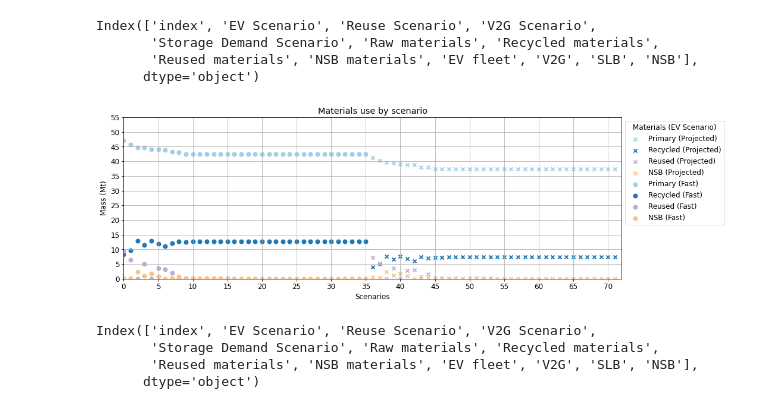
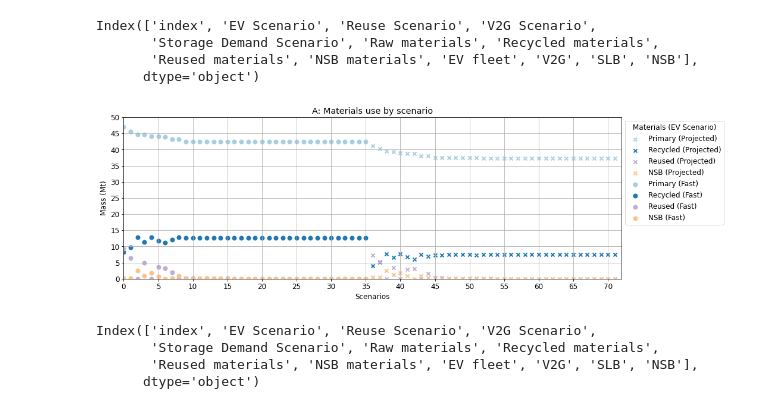
Before and after one commit to fernaag/V2G_in_EU, a Jupyter notebook: results/Manuscript/comparison_plots.ipynb, the cells around one changed output. Drawn from its saved outputs; the diff is of its cells as text; code cells hidden in the pictures.

Commit message:
Update Comparison plots

```diff
--- a/results/Manuscript/comparison_plots.ipynb
+++ b/results/Manuscript/comparison_plots.ipynb
@@ -93,36 +75,36 @@ for ev_scenario in ['Slow EV', 'Fast EV']:
             # pcolor = 'tab:grey'
             pcolor = np.array([cmap_mat(0)])
             # plabel = 'Raw'
             plabel = 'Primary'
         if col == 'Recycled materials':
             # pcolor = 'tab:green'
             pcolor = np.array([cmap_mat(1)])
             plabel = 'Recycled'
         if col == 'Reused materials':
             # pcolor = 'tab:blue'
             pcolor = np.array([cmap_ener(1)])
             plabel = 'Reused'
         if col == 'NSB materials':
             # pcolor = 'tab:orange'
             pcolor = np.array([cmap_ener(2)])
             plabel = 'NSB'
         # plot
         plt.scatter(df_ascend_rawm.loc[df_ascend_rawm['EV Scenario'] == ev_scenario, col].index,\
                     df_ascend_rawm.loc[df_ascend_rawm['EV Scenario'] == ev_scenario, col].values/1000,\
                     marker = pmarker, label = plabel+' ('+ev_label+')', alpha = transp, linewidth = 2, c = pcolor)
 # beautification
 plt.grid()
 plt.xticks(np.arange(0, 150, 5))
 plt.xlim((0, 72))
 plt.yticks(np.arange(0, 60, 5))
-plt.ylim((0,55))
+plt.ylim((0,50))
 plt.xlabel('Scenarios')
 plt.ylabel('Mass (Mt)')
 plt.legend(loc = 'upper left', title = 'Materials (EV Scenario)', bbox_to_anchor=(1,1))
-plt.title('Materials use by scenario')
+plt.title('A: Materials use by scenario')
 plt.savefig('mass_by_scenario.png', dpi = 300, bbox_inches = 'tight')
 # %% [output]
-[figure, old version]
+[figure, new version]
 # %%
 df_ascend_rawm.columns
 # %% [output]
```
Also changed, not shown: parts of 4 cells of this notebook, 2 other files.
